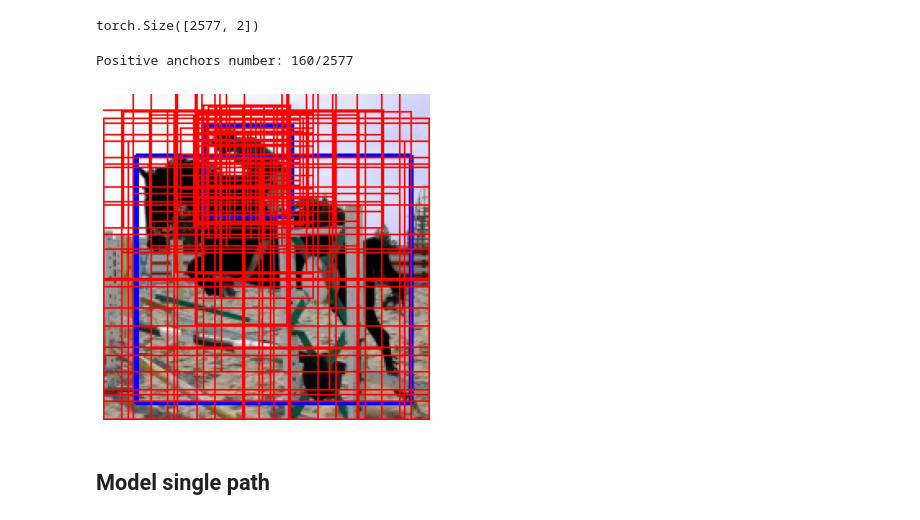
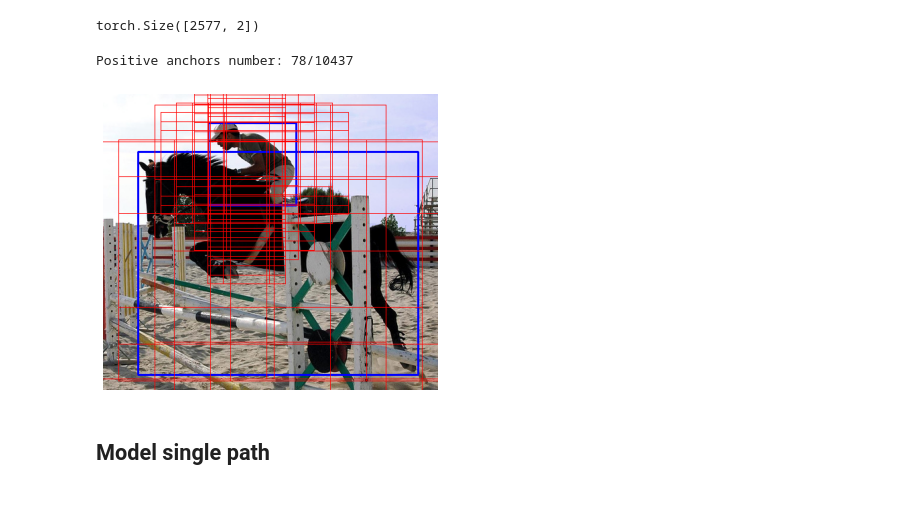
Before and after one commit to MIchaelKa/detection-tutorial, a Jupyter notebook: detection-tutorial.ipynb, the cells around one changed output. Saved outputs shown, nothing was run; the diff lists cells and outputs as text; code cells hidden in the pictures.

```diff
--- a/detection-tutorial.ipynb
+++ b/detection-tutorial.ipynb
@@ -166,7 +161,7 @@ We will use the GPU: Tesla T4
 # %%
 generate_anchors_settings = dict(
     clip=False,
-    feature_dims = [25, 13, 7, 4], # TODO: Read from image?
+    # feature_dims = [25, 13, 7, 4], # TODO: Read from image?
     # scales = [0.9, 0.6, 0.3],
     feature_map_scales = [0.2, 0.4, 0.6, 0.8],
     aspect_ratios = [1., 2., 0.5],
@@ -191,6 +188,8 @@ feature_dims
 # %% [output]
 [(41, 63), (21, 32), (11, 16), (6, 8)]
 # %%
-N = 3
-feature_dims = np.array(settings['feature_dims'])
-(feature_dims**2).cumsum()
+# N = 3
+# feature_dims = np.array(settings['feature_dims'])
+# (feature_dims**2).cumsum()
+
+# feature_dims = [(25, 25), (13, 13), (7, 7), (4 ,4)]
@@ -199,7 +196,5 @@ array([625, 794, 843, 859])
 # %%
-# feature_dims = [(25, 25), (13, 13), (7, 7), (4 ,4)]
-
-anchors = generate_anchors(image_single_batch, feature_dims, settings)
+anchors = generate_anchors(image_single_batch, feature_dims, generate_anchors_settings)
 anchors.shape
 # %% [output]
 torch.Size([10437, 4])
@@ -217,12 +212,6 @@ show_predictions(image, gt_boxes, anchors_to_show, verbose=False)
 # %%
 from torchvision.ops import boxes as box_ops
 box_similarity = box_ops.box_iou
-# %%
-index = 4
-image, target = dataset[index]
-gt_boxes = target['boxes']
-
-anchors = generate_anchors(clip=True)
 # %%
 gt_boxes
 # %% [output]
@@ -261,22 +250,22 @@ def get_positive_anchors(anchors, gt_boxes, threshold=0.3):
 # %%
 index = 3
 image, target = dataset[index]
 gt_boxes = target['boxes']
 
 # anchors = generate_anchors(clip=True)
 
-top_n_anchors, top_n_iou, pos_gt_boxes = get_positive_anchors(anchors, gt_boxes, threshold=0.3)
+top_n_anchors, top_n_iou, pos_gt_boxes = get_positive_anchors(anchors, gt_boxes, threshold=0.4)
 # top_n_anchors, top_n_iou = get_top_n_anchors(anchors, gt_boxes, top_n=10)
 
 print(f'Positive anchors number: {top_n_anchors.shape[0]}/{anchors.shape[0]}')
 # print(top_n_iou)
 
 plt.figure(figsize=(6,6))
 # show_image_and_bb(image, target['boxes'])
 show_predictions(image, gt_boxes, top_n_anchors, verbose=False)
 # %% [output]
-Positive anchors number: 160/2577
+Positive anchors number: 78/10437
-[figure, old version]
+[figure, new version]
 # %%
 # index = 5
 # show_image_from_dataset(dataset, index, top_n_anchors=10, verbose=True)
```
Also changed, not shown: parts of 18 cells of this notebook, 3 other files.
